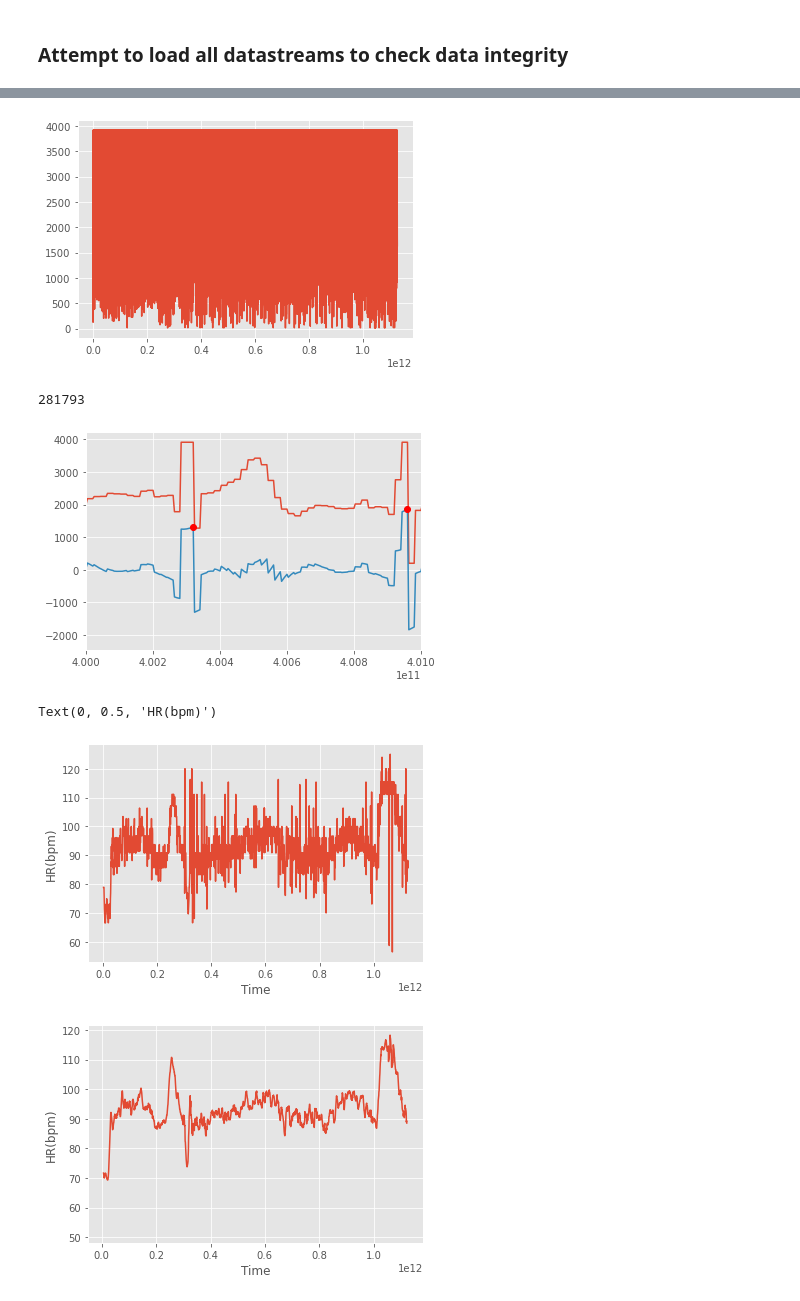
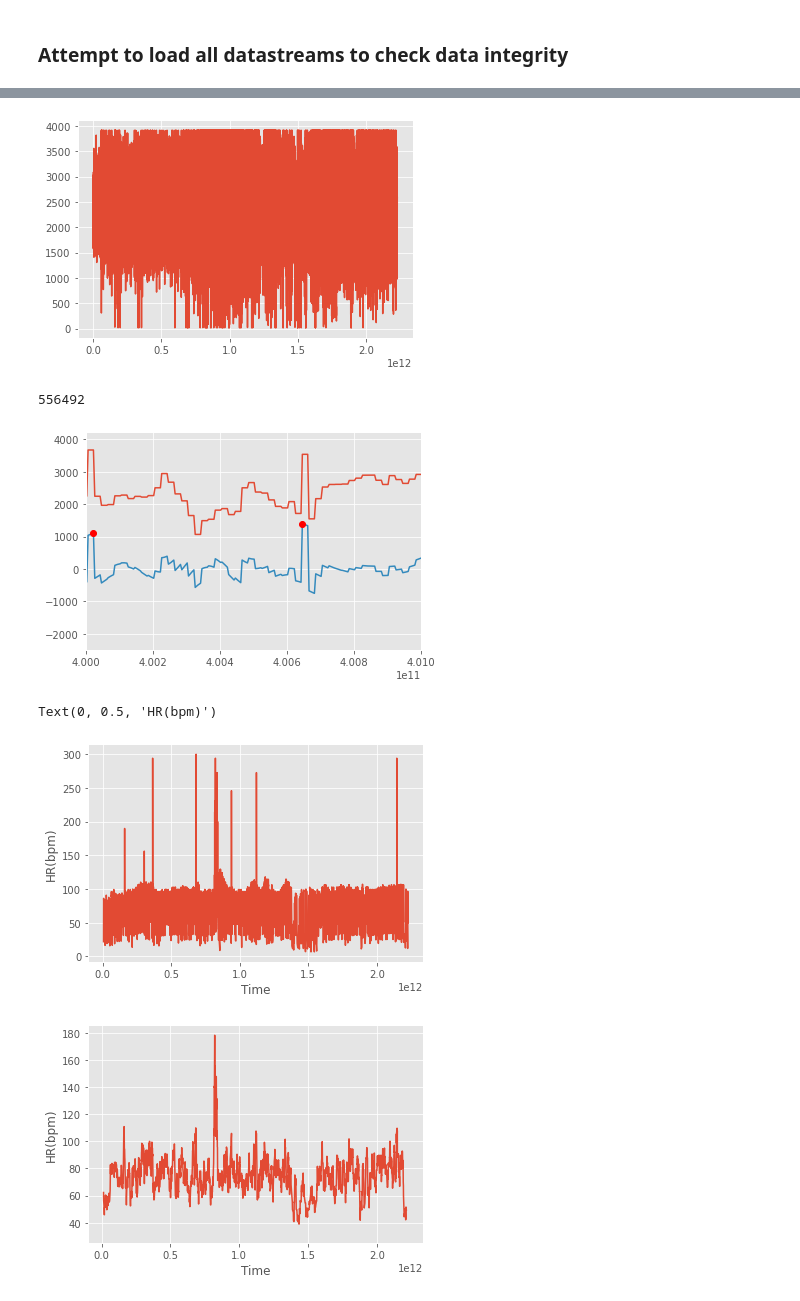
Before and after one commit to emotional-cities/pluma-experiments, a Jupyter notebook: 20092022/Analysis/AnalysisCode/DemoAnalysis.ipynb, the cells around one changed output, grey strips where cells are left out. Drawn from its saved outputs; the diff is of its cells as text; code cells hidden in the pictures.

```diff
--- a/20092022/Analysis/AnalysisCode/DemoAnalysis.ipynb
+++ b/20092022/Analysis/AnalysisCode/DemoAnalysis.ipynb
@@ -26,5 +13,5 @@ def normalize_data(data_in):
 # %%
-stream_root_folder = r"C:\Users\neurogears\Desktop\ControlBenchmarkRun_empatica_harp_synch_2022_09_22_11_16_56"
+stream_root_folder = r"C:\Users\neurogears\Desktop\EC_datasets\BenchmarkRun2022_09_22_10_30_02"
 
 #session_time = datetime.datetime.strptime(stream_root_folder.split('\\')[-1], '%Y_%m_%d_%H_%M_%S')
 streams = populate_streams(stream_root_folder)
@@ -359,9 +227,7 @@ print(len(Accelarometer_data), len(gsr))
 # %%
 ## Load biodata
 
-ecg = ecu.read_harp_bin(ecu.get_stream_path("Biodata_ECG",
-                        root = stream_root_folder,
-                        ext =""))
+ecg = streams.BioData.ECG.data
 ecg.index = (ecg.index - ecg.index[0])
 ecg = ecg["Value0"].iloc[np.arange(len(ecg))[::4]].astype(np.float64)
 plt.figure()
@@ -369,44 +235,45 @@ plt.plot(ecg)
 plt.show()
 print(len(ecg))
 # %% [output]
-[figure, old version]
+[figure, new version]
-281793
+556492
 # %%
 #This should not be necessary as the acquisition rate seems pretty stable, but just in case....
 resmaple_rate = datetime.timedelta(seconds = 1.0/250.0) #Period (1/Hz)
 resampled = ecg.resample(resmaple_rate).interpolate(method = 'linear')
 #High-pass the signal
-resampled = ecu.butter_highpass_filter(ecg,5,250.0)
+import utils.processing as ecup
+resampled = ecup.butter_highpass_filter(ecg,5,250.0)
 
 from scipy import signal, convolve
 #Assume maximum HR of 300bpm ~ 5Hz ~ 0.2 Seconds
 peaks, _  = signal.find_peaks(resampled, height = 800, distance = 0.2 * 250.0 )
 
 
 plt.figure()
 plt.plot(ecg.index, ecg.values)
 plt.plot(ecg.index, resampled)
 plt.plot(ecg.index[peaks], resampled[peaks], 'ro')
 plt.xlim((400e9,401e9))
 plt.show()
 
 plt.figure()
 HR = (250/np.diff(peaks)) * 60
 plt.plot(ecg.index[peaks[1:]], HR)
 plt.xlabel("Time")
 plt.ylabel("HR(bpm)")
 
 plt.figure()
 w = 10
 HR = np.convolve(HR, np.ones(w), 'same') / w
 HR[0:int(w/2)+1] = np.NaN
 HR[-int(w/2)-1:-1] = np.NaN
 
 plt.plot(ecg.index[peaks[1:]], HR)
 plt.xlabel("Time")
 plt.ylabel("HR(bpm)")
 # %% [output]
-[figure, old version]
+[figure, new version]
 Text(0, 0.5, 'HR(bpm)')
-[figure, old version]
+[figure, new version]
-[figure, old version]
+[figure, new version]
```
Also changed, not shown: parts of 24 cells of this notebook, 2 other files.
